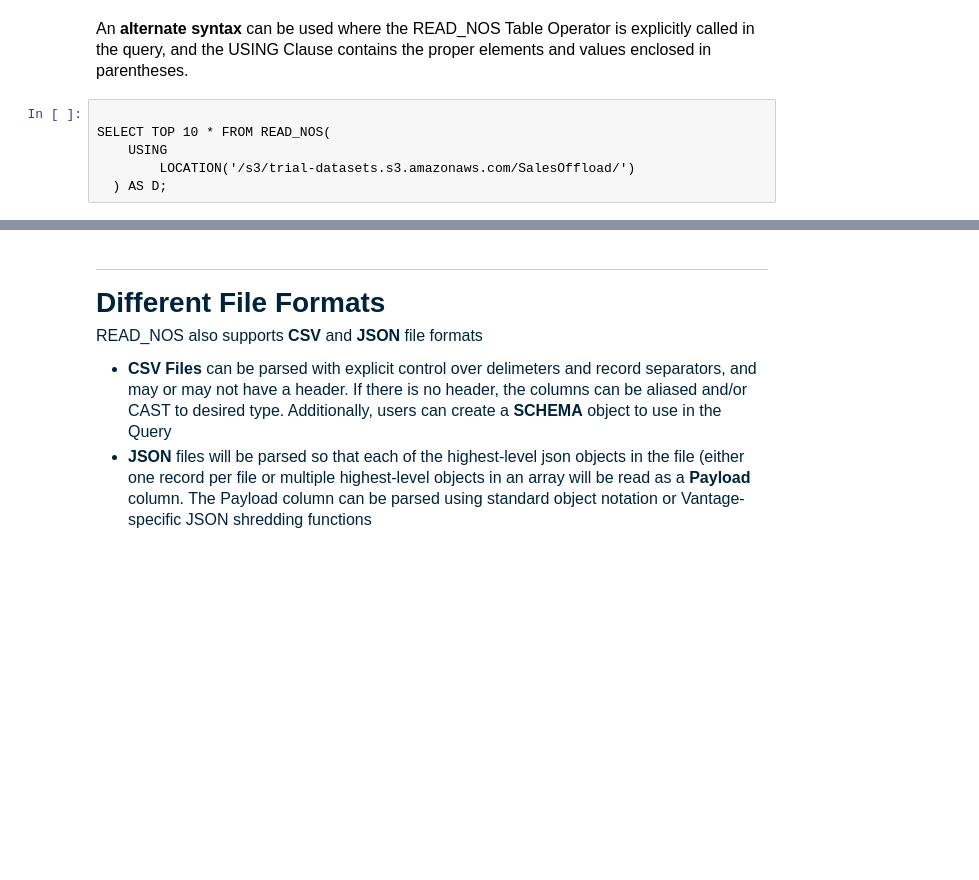
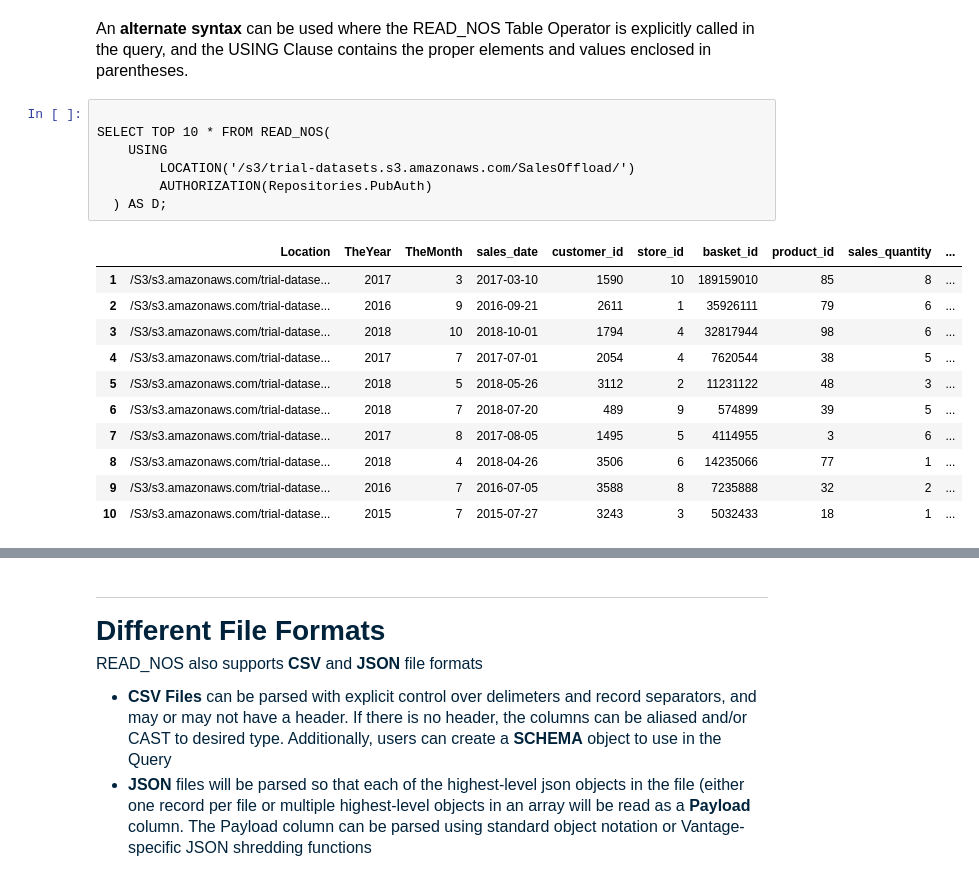
Before and after one commit to Teradata/lake-demos, a Jupyter notebook: Fundamentals/Native-Object-Store/NOS_Fundamentals_SQL.ipynb, the cells around one changed output, grey strips where cells are left out. Drawn from its saved outputs; the diff is of its cells as text; blank space fills up the shorter version.

```diff
--- a/Fundamentals/Native-Object-Store/NOS_Fundamentals_SQL.ipynb
+++ b/Fundamentals/Native-Object-Store/NOS_Fundamentals_SQL.ipynb
@@ -70,9 +95,22 @@ SELECT TOP 10 * FROM (
 # %%
 
 SELECT TOP 10 * FROM READ_NOS(
     USING
         LOCATION('/s3/trial-datasets.s3.amazonaws.com/SalesOffload/')
+        AUTHORIZATION(Repositories.PubAuth)
   ) AS D;
+# %% [output]
+|  | Location | TheYear | TheMonth | sales_date | customer_id | store_id | basket_id | product_id | sales_quantity | ... |
+| 1 | /S3/s3.amazonaws.com/trial-datase... | 2017 | 3 | 2017-03-10 | 1590 | 10 | 189159010 | 85 | 8 | ... |
+| 2 | /S3/s3.amazonaws.com/trial-datase... | 2016 | 9 | 2016-09-21 | 2611 | 1 | 35926111 | 79 | 6 | ... |
+| 3 | /S3/s3.amazonaws.com/trial-datase... | 2018 | 10 | 2018-10-01 | 1794 | 4 | 32817944 | 98 | 6 | ... |
+| 4 | /S3/s3.amazonaws.com/trial-datase... | 2017 | 7 | 2017-07-01 | 2054 | 4 | 7620544 | 38 | 5 | ... |
+| 5 | /S3/s3.amazonaws.com/trial-datase... | 2018 | 5 | 2018-05-26 | 3112 | 2 | 11231122 | 48 | 3 | ... |
+| 6 | /S3/s3.amazonaws.com/trial-datase... | 2018 | 7 | 2018-07-20 | 489 | 9 | 574899 | 39 | 5 | ... |
+| 7 | /S3/s3.amazonaws.com/trial-datase... | 2017 | 8 | 2017-08-05 | 1495 | 5 | 4114955 | 3 | 6 | ... |
+| 8 | /S3/s3.amazonaws.com/trial-datase... | 2018 | 4 | 2018-04-26 | 3506 | 6 | 14235066 | 77 | 1 | ... |
+| 9 | /S3/s3.amazonaws.com/trial-datase... | 2016 | 7 | 2016-07-05 | 3588 | 8 | 7235888 | 32 | 2 | ... |
+| 10 | /S3/s3.amazonaws.com/trial-datase... | 2015 | 7 | 2015-07-27 | 3243 | 3 | 5032433 | 18 | 1 | ... |
 # %%
 --NOSREAD_KEYS will return the objects and their keys in the specified location
 SELECT TOP 10 * FROM (
```
Also changed, not shown: parts of 12 cells of this notebook.
